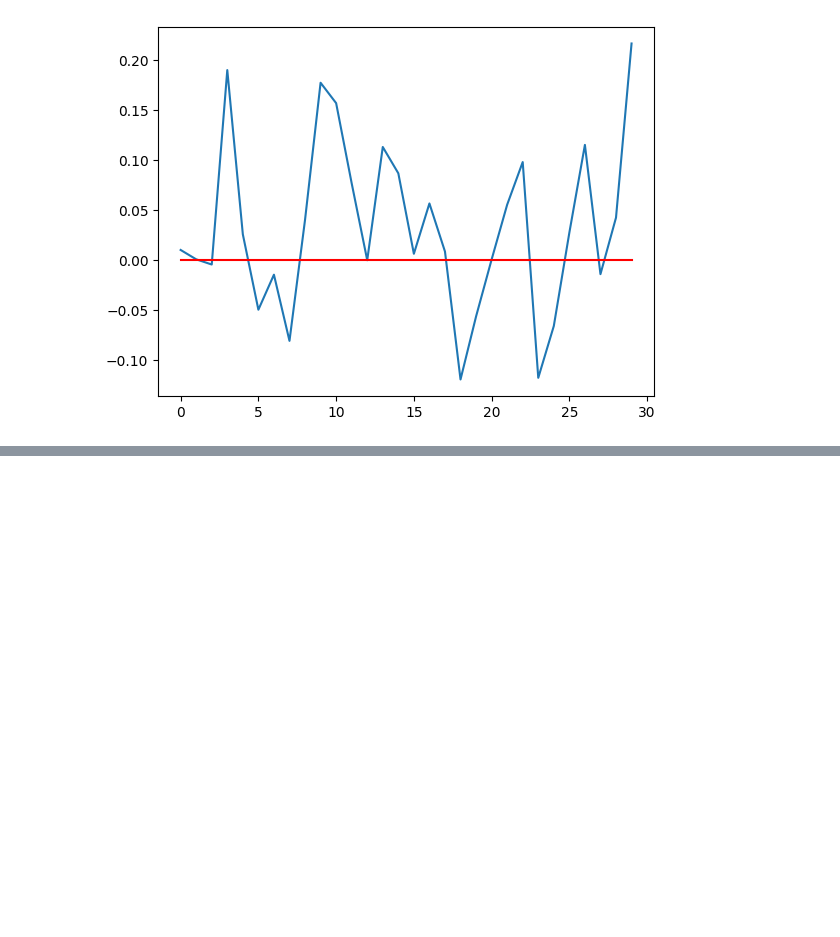
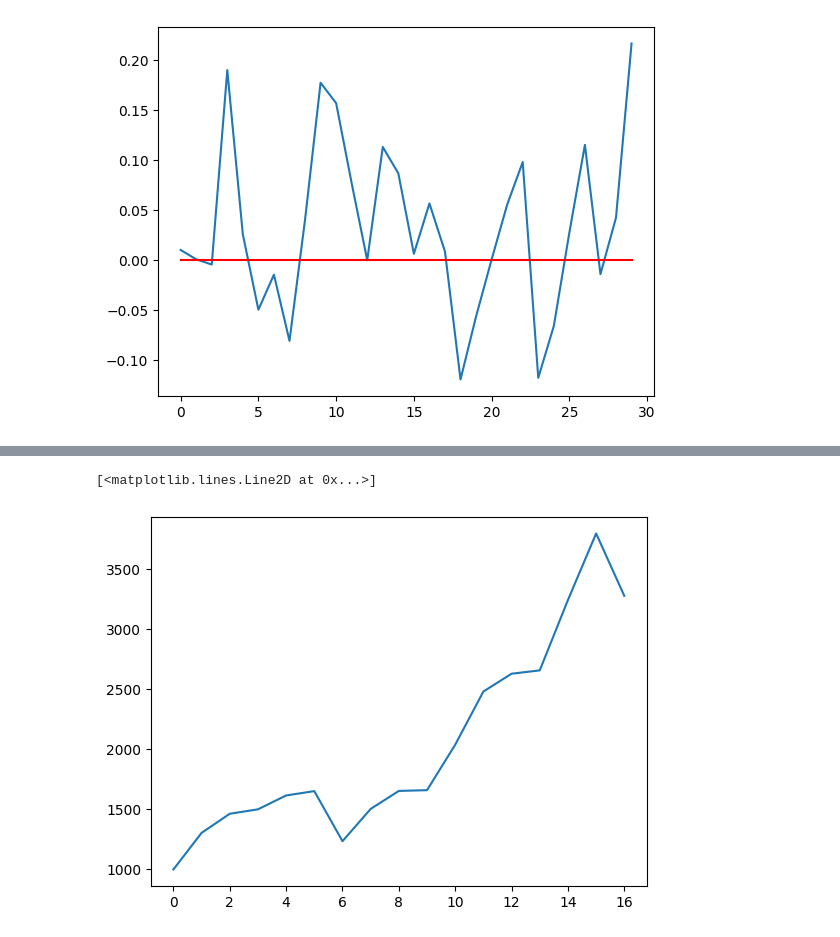
Before and after one commit to lukewnag/stocks-and-signals, a Jupyter notebook: moon_cycles_and_stocks.ipynb, the cells around one changed output, grey strips where cells are left out. Cells and saved outputs as stored; diff of their text form; code cells hidden in the pictures; blank space fills up the shorter version.

```diff
--- a/moon_cycles_and_stocks.ipynb
+++ b/moon_cycles_and_stocks.ipynb
@@ -23,7 +23,8 @@ moon_brightness_df.insert(2, column='Moon Brightness %', value=moon_illumination
 
 x = np.array(moon_brightness_df['Moon Brightness %'])
 y = np.array(moon_brightness_df['Pct Change'])
-m, c, r, p, *_ = stats.linregress(x, y)
+linreg_result = stats.linregress(x, y)
+m, c, r, p, m_stderr = linreg_result
 plt.plot(x, m*x + c, color='r')
 plt.scatter(x, y, s=4)
 # %% [output]
@@ -57,0 +169,6 @@ plt.plot([0 for i in range(30)], c='r')
+# %%
+
+plt.plot([moon_strat('2003-01-01', str(i)+'-01-01', 1000, 2, 1) for i in range(2003, 2020)])
+# %% [output]
+[<matplotlib.lines.Line2D at 0x...>]
+[figure, added]
```
Also changed, not shown: parts of 13 cells of this notebook, 1 other file.
